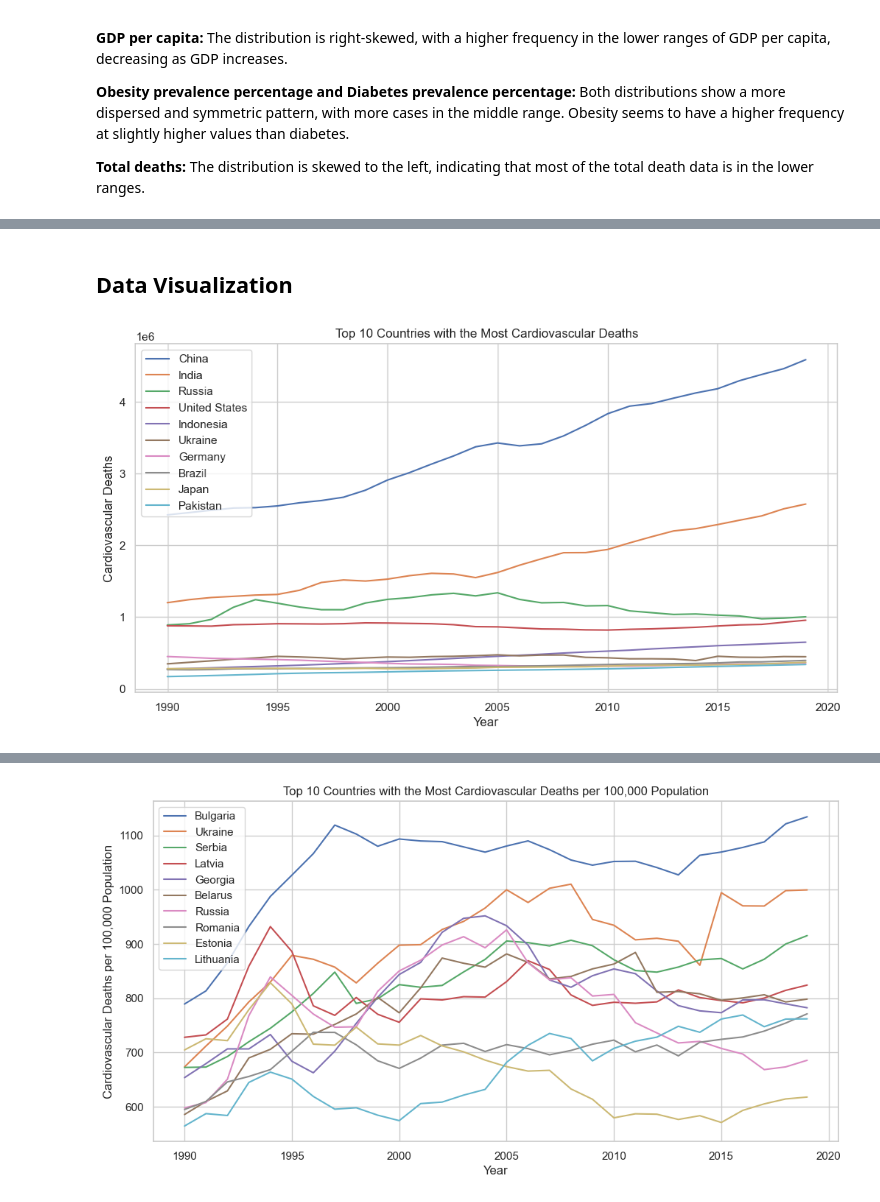
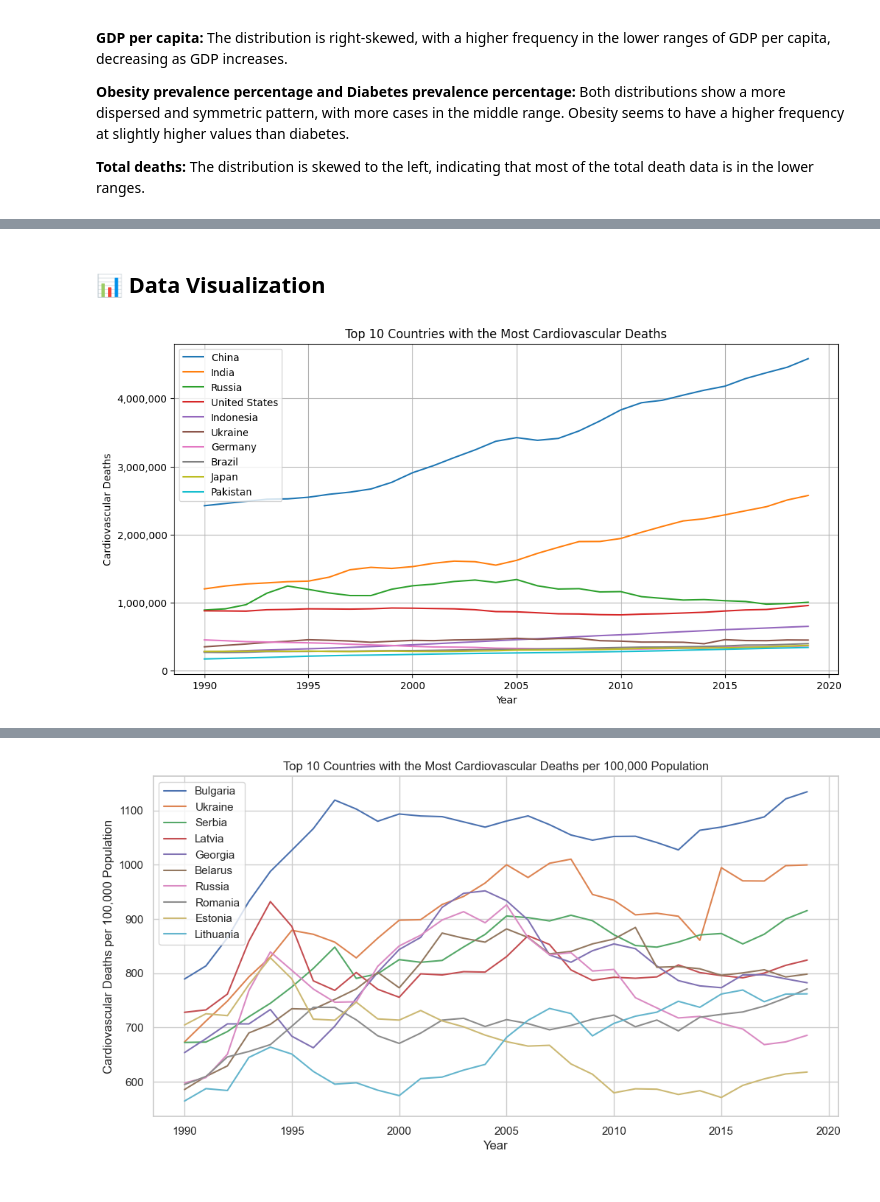
Before and after one commit to caroldvarela/ETL-1, a Jupyter notebook: notebooks/EDA/005_EDA_API.ipynb, the cells around one changed output, grey strips where cells are left out. Cells and saved outputs as stored; diff of their text form; code cells hidden in the pictures.

```diff
--- a/notebooks/EDA/005_EDA_API.ipynb
+++ b/notebooks/EDA/005_EDA_API.ipynb
@@ -261,5 +256,6 @@ plt.show()
 # %%
 df['gdp'] = df['gdp_per_capita']*df['population']
+df.insert(11, 'gdp', df.pop('gdp'))
 # %%
 correlation= df.select_dtypes(include=[float, int]).corr()
 
@@ -277,19 +306,24 @@ ax = sns.heatmap(
 # %% [markdown]
-## Data Visualization
+## 📊 Data Visualization
 # %%
+import matplotlib.ticker as mticker
+
 top_countries = df.groupby('Country')['CardiovascularDeaths'].sum().nlargest(10).index
 top_df = df[df['Country'].isin(top_countries)]
 
 plt.figure(figsize=(12, 6))
 for country in top_countries:
     country_data = top_df[top_df['Country'] == country]
     plt.plot(country_data['Year'], country_data['CardiovascularDeaths'], label=country)
 
 plt.title('Top 10 Countries with the Most Cardiovascular Deaths')
 plt.xlabel('Year')
 plt.ylabel('Cardiovascular Deaths')
 plt.legend()
+
+plt.gca().yaxis.set_major_formatter(mticker.StrMethodFormatter('{x:,.0f}'))
+
 plt.grid(True)
 plt.show()
 # %% [output]
-[figure, old version]
+[figure, new version]
```
Also changed, not shown: parts of 10 cells of this notebook, 1 other file.
